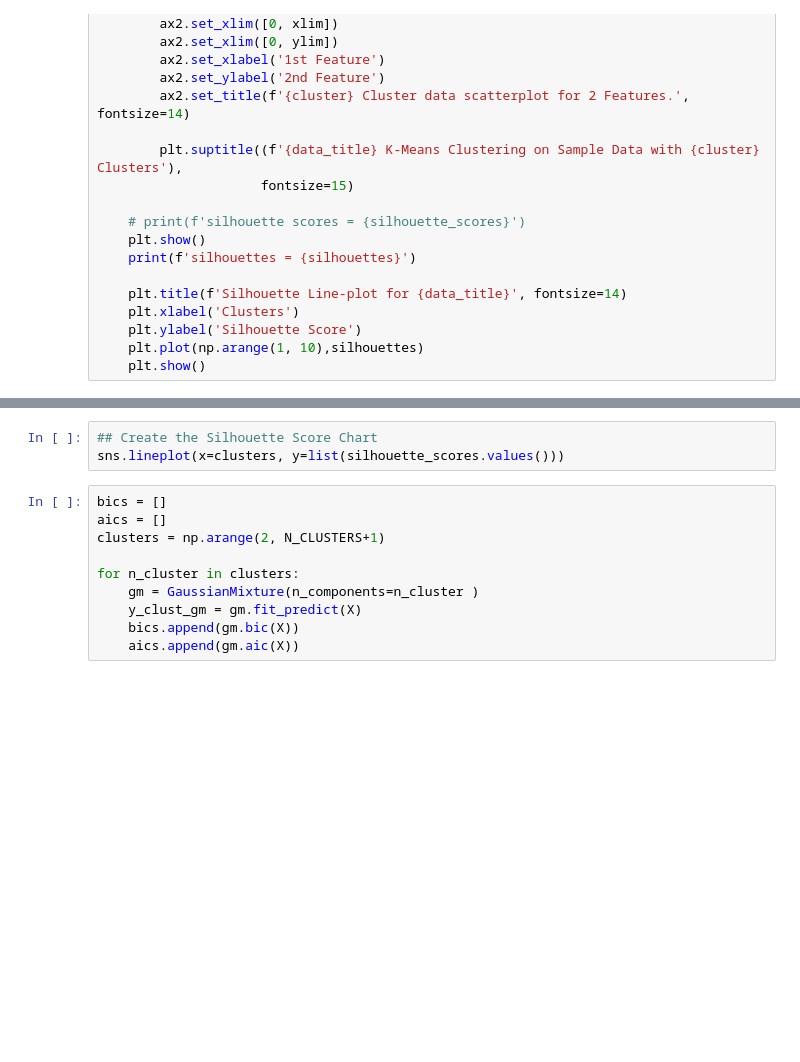
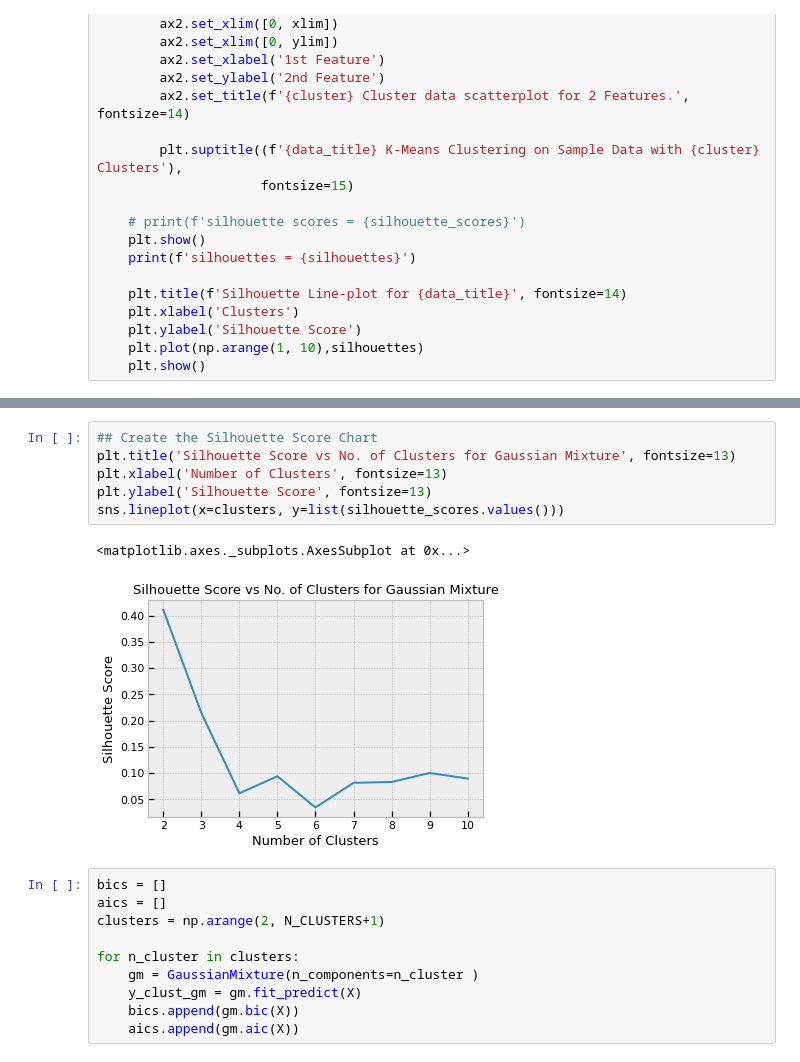
Before and after one commit to TrellixVulnTeam/Unsupervised_Learning_HFI7, a Jupyter notebook: unsuper_phishing.ipynb, the cells around one changed output, grey strips where cells are left out. Drawn from its saved outputs; the diff is of its cells as text; blank space fills up the shorter version.

```diff
--- a/unsuper_phishing.ipynb
+++ b/unsuper_phishing.ipynb
@@ -327,6 +388,12 @@ plt.show()
 # %%
 ## Create the Silhouette Score Chart
+plt.title('Silhouette Score vs No. of Clusters for Gaussian Mixture', fontsize=13)
+plt.xlabel('Number of Clusters', fontsize=13)
+plt.ylabel('Silhouette Score', fontsize=13)
 sns.lineplot(x=clusters, y=list(silhouette_scores.values()))
+# %% [output]
+<matplotlib.axes._subplots.AxesSubplot at 0x...>
+[figure, added]
 # %%
 bics = []
 aics = []
```
Also changed, not shown: parts of 14 cells of this notebook.
